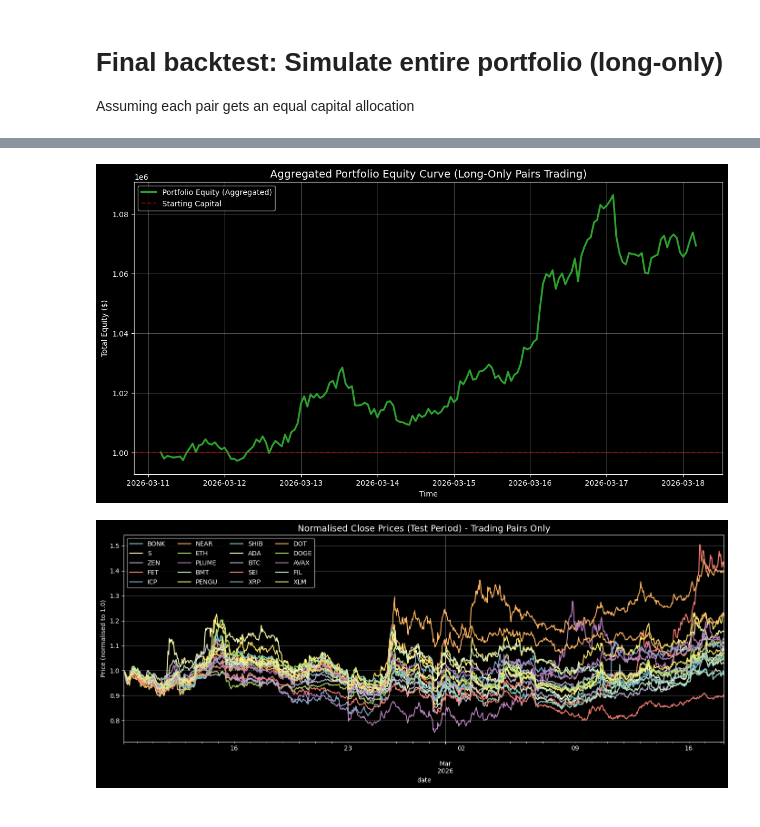
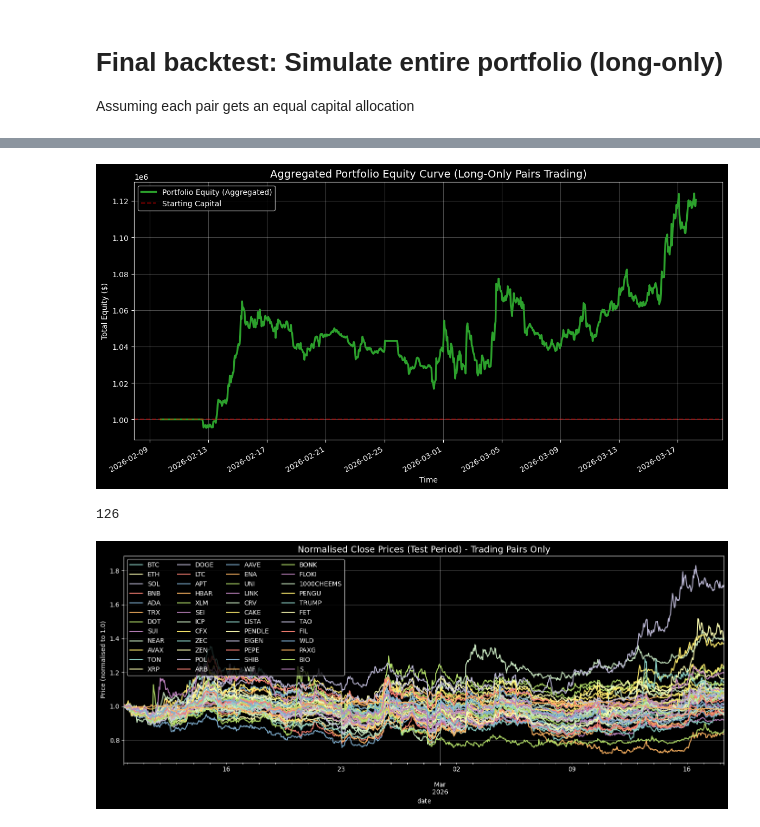
Before and after one commit to kea-S/comroom_capital_quant_trading_hackathon, a Jupyter notebook: research/pairs_trade_research.ipynb, the cells around one changed output, grey strips where cells are left out. Drawn from its saved outputs; the diff is of its cells as text; code cells hidden in the pictures.

Commit message:
New pairs in config

```diff
--- a/research/pairs_trade_research.ipynb
+++ b/research/pairs_trade_research.ipynb
@@ -217,7 +205,7 @@ plt.show()
 ### Get log prices & returns
 # %%
 # Split Data
-split_idx = int(len(close_prices) * 0.75)
+split_idx = int(len(close_prices) * 0.90)
 train_close_prices = close_prices.iloc[:split_idx]
 test_close_prices = close_prices.iloc[split_idx:]
 
@@ -320,7 +308,7 @@ Pairs surviving cointegration: 22
 # %%
 # T1: Rolling regression windows (Lookback)
-# 7d, 15d, 30d
-t1_windows = [168, 360, 720]
+# 7d, 15d, 30d, 3M
+t1_windows = [168, 360, 720, 2160]
 
 # T2: Forecast horizons (Prediction)
 # 1h, 3h, 6h, 12h, 1d, 3d, 10d (in hours)
@@ -399,6 +388,7 @@ Running grid search for Best IC...
 results_df = pd.DataFrame(best_pair_results)
 if not results_df.empty:
     results_df = results_df.sort_values(by='Best IC', ascending=True).reset_index(drop=True)
+    results_df = results_df.head(10)
     print("\nTop Mean-Reverting Pairs (Ranked by Best IC):")
     print(results_df)
 else:
@@ -774,6 +625,8 @@ for index, row in results_df.iterrows():
 
     # Dynamically pull the Best T1 window found for this specific pair
     best_window = int(row['Best T1 (hours)'])
+    best_z_entry = row['Optimized_z_entry']
+    best_z_exit = row['Optimized_z_exit']
 
     # --- THE WARM-UP FIX ---
     # Take the exact number of hours needed from the END of the training set
@@ -783,16 +636,16 @@ for index, row in results_df.iterrows():
     stitched_test_data = pd.concat([warmup_data, test_close_prices])
     # -----------------------
 
-    print(f"\nTesting {coin_a}-{coin_b} with window={best_window}...")
+    print(f"\nTesting {coin_a}-{coin_b} with window={best_window} hours, z_entry={best_z_entry}, z_exit={best_z_exit}")
 
     # Run the backtest using the stitched data and the dynamic window
     equity_curve, trade_history, sharpe_ratio = run_long_only_backtest(
         coin_a=coin_a,
         coin_b=coin_b,
         price_df=stitched_test_data,
-        window=best_window,    # <--- Now it uses the specific best window
-        z_entry=1.5,           # You can still hardcode this or optimize it later
-        z_exit=0.0
+        window=best_window,
+        z_entry=1.5,
+        z_exit=0.5
     )
 
     # Note: The first 'best_window' hours will just be the bot doing math silently.
@@ -952,7 +707,7 @@ Number of Trades: 62.0
 # Final backtest: Simulate entire portfolio (long-only)
 Assuming each pair gets an equal capital allocation
 # %%
-# 2. Portfolio Configuration
+# 2. Portfolio Configuration (Corrected)
 total_portfolio_capital = 1000000.0  # $1,000,000 for the whole portfolio
 capital_per_pair = total_portfolio_capital / len(results_df)
 
@@ -966,18 +721,33 @@ for idx, row in results_df.iterrows():
     pair_name = row['Pair']
     coin_a, coin_b = pair_name.split('-')
     best_window = int(row['Best T1 (hours)'])
+    best_z_entry = row['Optimized_z_entry']
+    best_z_exit = row['Optimized_z_exit']
+
+    WINDOW = best_window
+    Z_ENTRY = 1.5
+    Z_EXIT = 0.5
+    STOP_LOSS_PCT = 0.15
+
+
+    # --- FIX: Rebuild stitched data for EACH pair inside the loop ---
+    # Take the exact number of hours needed from the END of the training set
+    warmup_data = train_close_prices.iloc[-WINDOW:]
+
+    # Attach the test set to the end of the warm-up data
+    # This ensures the backtest always has enough data to start trading at the beginning of the test set
+    stitched_test_data = pd.concat([warmup_data, test_close_prices])
+    # -----------------------------------------------------------------
 
     # Run backtest for this specific pair
-    # Note: Using fixed z_entry=2.0, z_exit=0.0 as robust defaults,
-    # but you can swap these for grid-search results if you have them.
     equity_df, trades_df, sharpe_ratio = run_long_only_backtest(
         coin_a=coin_a,
         coin_b=coin_b,
         price_df=stitched_test_data,
-        window=best_window,
-        z_entry=1.5,
-        z_exit=0.5,
-        stop_loss_pct=0.05,
+        window=WINDOW,
+        z_entry=Z_ENTRY,
+        z_exit=Z_EXIT,
+        stop_loss_pct=STOP_LOSS_PCT,
         starting_capital=capital_per_pair
     )
 
@@ -987,12 +757,13 @@ for idx, row in results_df.iterrows():
     all_trades.append(trades_df)
 
 # 3. Aggregate results into a single DataFrame
+# Using 'inner' join equivalent via dropna() ensures we only plot the overlapping test period
 portfolio_equity_df = pd.concat(individual_equities, axis=1)
-# Forward fill missing values (if some pairs start trading later than others)
 portfolio_equity_df = portfolio_equity_df.ffill().dropna()
 
-# Sum all individual pair equities to get total portfolio equity
+# Calculate total portfolio equity
 portfolio_equity_df['total_equity'] = portfolio_equity_df.sum(axis=1)
+
 
 # 4. Calculate Aggregate Risk Metrics
 p_returns = portfolio_equity_df['total_equity'].pct_change().dropna()
@@ -1028,6 +799,17 @@ import matplotlib.pyplot as plt
 plt.figure(figsize=(14, 7))
 plt.plot(portfolio_equity_df['total_equity'], label='Portfolio Equity (Aggregated)', color='#2ca02c', linewidth=2.5)
 plt.axhline(y=total_portfolio_capital, color='red', linestyle='--', alpha=0.5, label='Starting Capital')
+
+# --- DATE PRECISION FORMATTING ---
+# Set the format to 'Year-Month-Day' (you can add %H:%M for time)
+ax.xaxis.set_major_formatter(mdates.DateFormatter('%Y-%m-%d'))
+# Optional: Set tick frequency (e.g., a tick every 3 days)
+# If you don't set this, Matplotlib will try to guess, but this gives you control
+ax.xaxis.set_major_locator(mdates.DayLocator(interval=3))
+# Rotate labels to prevent overlapping
+plt.gcf().autofmt_xdate()
+# ---------------------------------
+
 plt.title('Aggregated Portfolio Equity Curve (Long-Only Pairs Trading)', fontsize=14)
 plt.ylabel('Total Equity ($)')
 plt.xlabel('Time')
@@ -1054,24 +836,27 @@ Total Combined Trades: 36
 =============================================
-[figure, old version]
+[figure, new version]
+# %%
+len(stitched_test_data) // 24
+# %% [output]
+126
 # %%
 # Normalise all series to start at 1.0 for visual comparison
-normalised = stitched_test_data / stitched_test_data.iloc[0]
+normalised = test_close_prices / test_close_prices.iloc[0]
 
-# Filter to only include coins present in the 17 robust pairs
-trading_coins = list(set([coin for pair in robust_pairs for coin in pair]))
+trading_coins = list(set([coin for pair in robust_pairs[:10] for coin in pair]))
 # Ensure we only pick coins that actually exist in the dataframe columns
 trading_coins = [c for c in trading_coins if c in normalised.columns]
 filtered_normalised = normalised[trading_coins]
 
 # Plot the filtered data
 fig, ax = plt.subplots(figsize=(14, 6))
-filtered_normalised.plot(ax=ax, linewidth=1.5)
+normalised.plot(ax=ax, linewidth=1.5)
 
 ax.set_title(f"Normalised Close Prices (Test Period) - Trading Pairs Only", fontsize=14)
 ax.set_ylabel("Price (normalised to 1.0)")
-ax.legend(loc="upper left", ncol=4) # Increased ncol to 4 for better legibility with ~34 coins
+ax.legend(loc="upper left", ncol=4)
 ax.grid(alpha=0.3)
 plt.tight_layout()
 plt.show()
 # %% [output]
-[figure, old version]
+[figure, new version]
```
Also changed, not shown: parts of 22 cells of this notebook, 2 other files.
